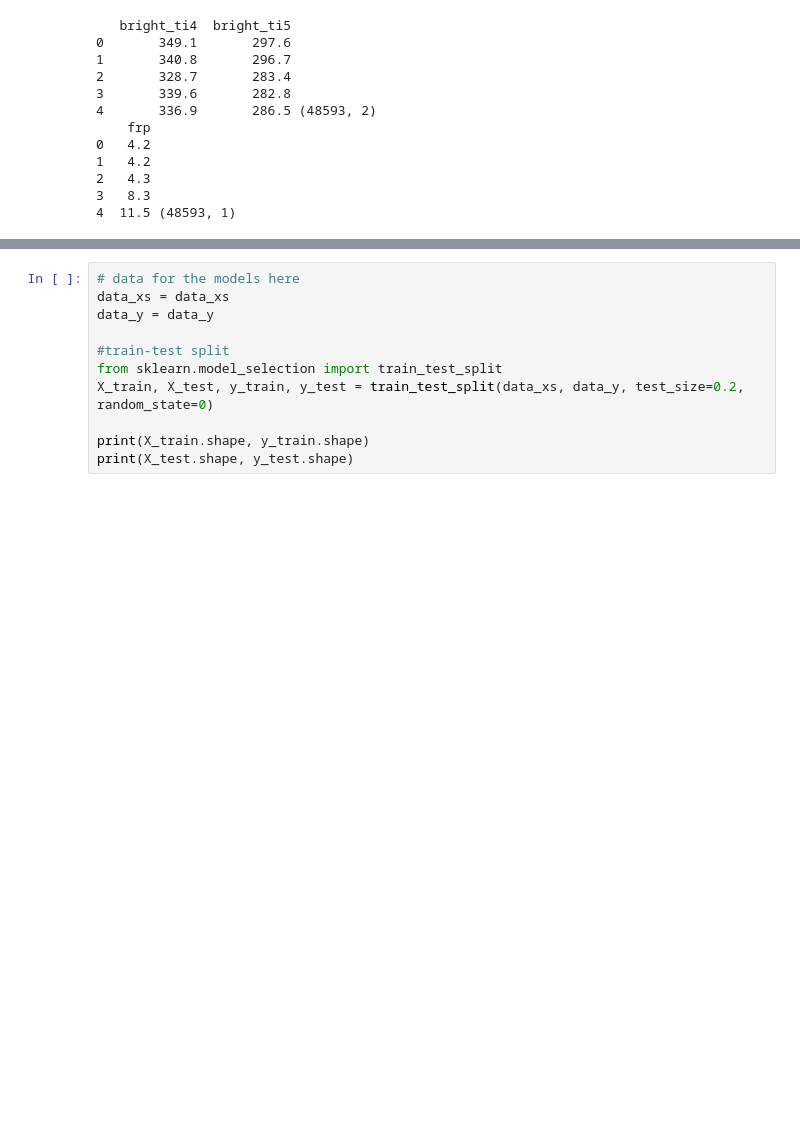
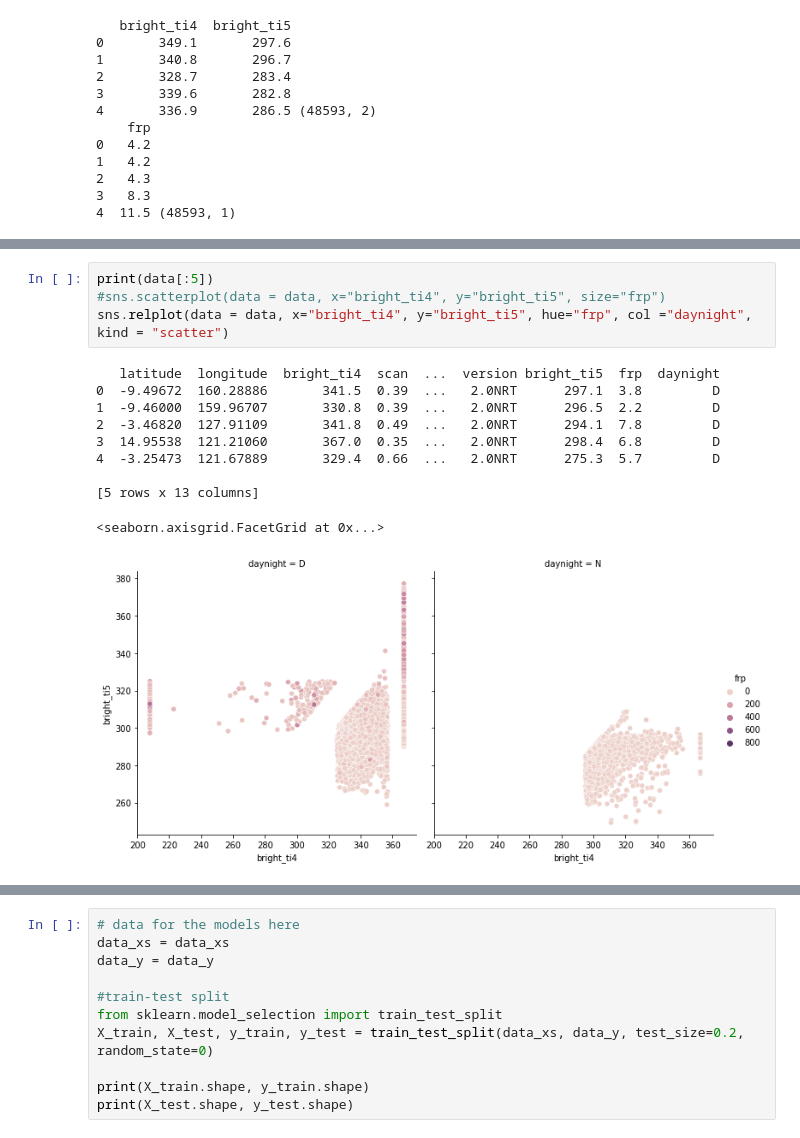
Before and after one commit to xwatermelon/Group3_CE9010_2021, a Jupyter notebook: Project.ipynb, the cells around one changed output, grey strips where cells are left out. Cells and saved outputs as stored; diff of their text form; blank space fills up the shorter version.

```diff
--- a/Project.ipynb
+++ b/Project.ipynb
@@ -491,0 +498,15 @@ for column in data_xs:
+# %%
+print(data[:5])
+#sns.scatterplot(data = data, x="bright_ti4", y="bright_ti5", size="frp")
+sns.relplot(data = data, x="bright_ti4", y="bright_ti5", hue="frp", col ="daynight", kind = "scatter")
+# %% [output]
+   latitude  longitude  bright_ti4  scan  ...  version bright_ti5  frp  daynight
+0  -9.49672  160.28886       341.5  0.39  ...   2.0NRT      297.1  3.8         D
+1  -9.46000  159.96707       330.8  0.39  ...   2.0NRT      296.5  2.2         D
+2  -3.46820  127.91109       341.8  0.49  ...   2.0NRT      294.1  7.8         D
+3  14.95538  121.21060       367.0  0.35  ...   2.0NRT      298.4  6.8         D
+4  -3.25473  121.67889       329.4  0.66  ...   2.0NRT      275.3  5.7         D
+
+[5 rows x 13 columns]
+<seaborn.axisgrid.FacetGrid at 0x...>
+[figure, added]
```
Also changed, not shown: parts of 29 cells of this notebook, 2 other files.
